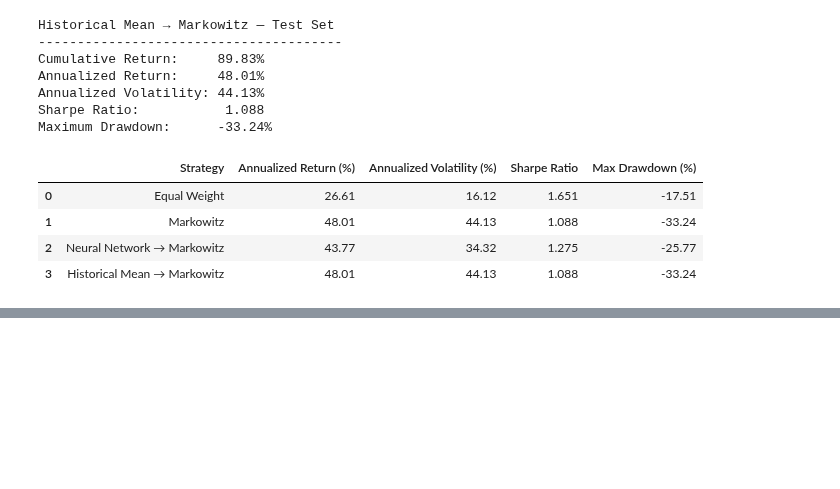
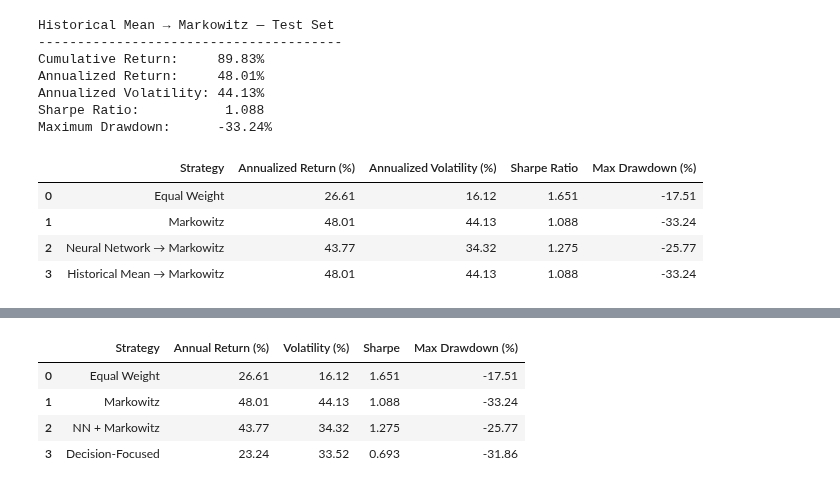
Before and after one commit to Ulaganathan-K-B/AI_In_Finance, a Jupyter notebook: notebooks/01_data.ipynb, the cells around one changed output, grey strips where cells are left out. Drawn from its saved outputs; the diff is of its cells as text; code cells hidden in the pictures; blank space fills up the shorter version.

Commit message:
Decision Focused Model

```diff
--- a/notebooks/01_data.ipynb
+++ b/notebooks/01_data.ipynb
@@ -963,0 +1153,43 @@ display(results)
+# %%
+# ============================================
+# STEP 15: Final Strategy Comparison
+# ============================================
+
+comparison = pd.DataFrame([
+    {
+        "Strategy": "Equal Weight",
+        "Annual Return (%)": 26.61,
+        "Volatility (%)": 16.12,
+        "Sharpe": 1.651,
+        "Max Drawdown (%)": -17.51
+    },
+    {
+        "Strategy": "Markowitz",
+        "Annual Return (%)": 48.01,
+        "Volatility (%)": 44.13,
+        "Sharpe": 1.088,
+        "Max Drawdown (%)": -33.24
+    },
+    {
+        "Strategy": "NN + Markowitz",
+        "Annual Return (%)": 43.77,
+        "Volatility (%)": 34.32,
+        "Sharpe": 1.275,
+        "Max Drawdown (%)": -25.77
+    },
+    {
+        "Strategy": "Decision-Focused",
+        "Annual Return (%)": 23.24,
+        "Volatility (%)": 33.52,
+        "Sharpe": 0.693,
+        "Max Drawdown (%)": -31.86
+    }
+])
+
+display(comparison.round(3))
+# %% [output]
+|  | Strategy | Annual Return (%) | Volatility (%) | Sharpe | Max Drawdown (%) |
+| 0 | Equal Weight | 26.61 | 16.12 | 1.651 | -17.51 |
+| 1 | Markowitz | 48.01 | 44.13 | 1.088 | -33.24 |
+| 2 | NN + Markowitz | 43.77 | 34.32 | 1.275 | -25.77 |
+| 3 | Decision-Focused | 23.24 | 33.52 | 0.693 | -31.86 |
```
Also changed, not shown: parts of 4 cells of this notebook.
